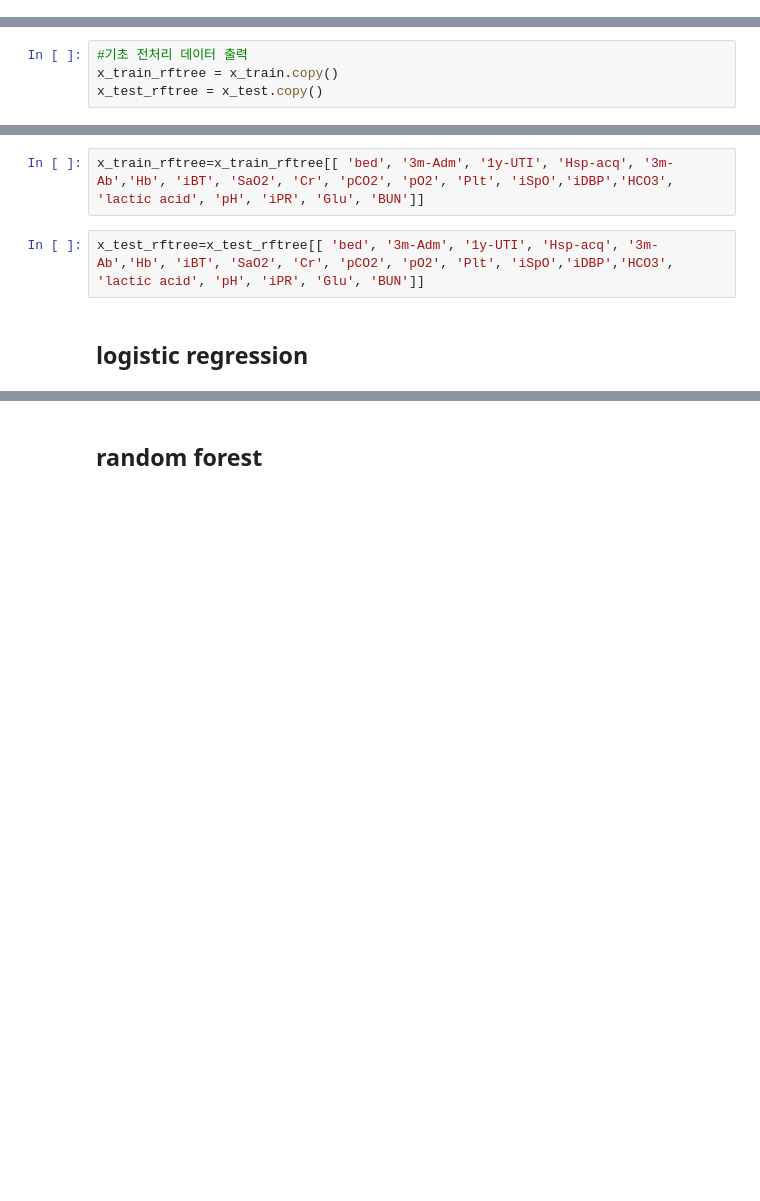
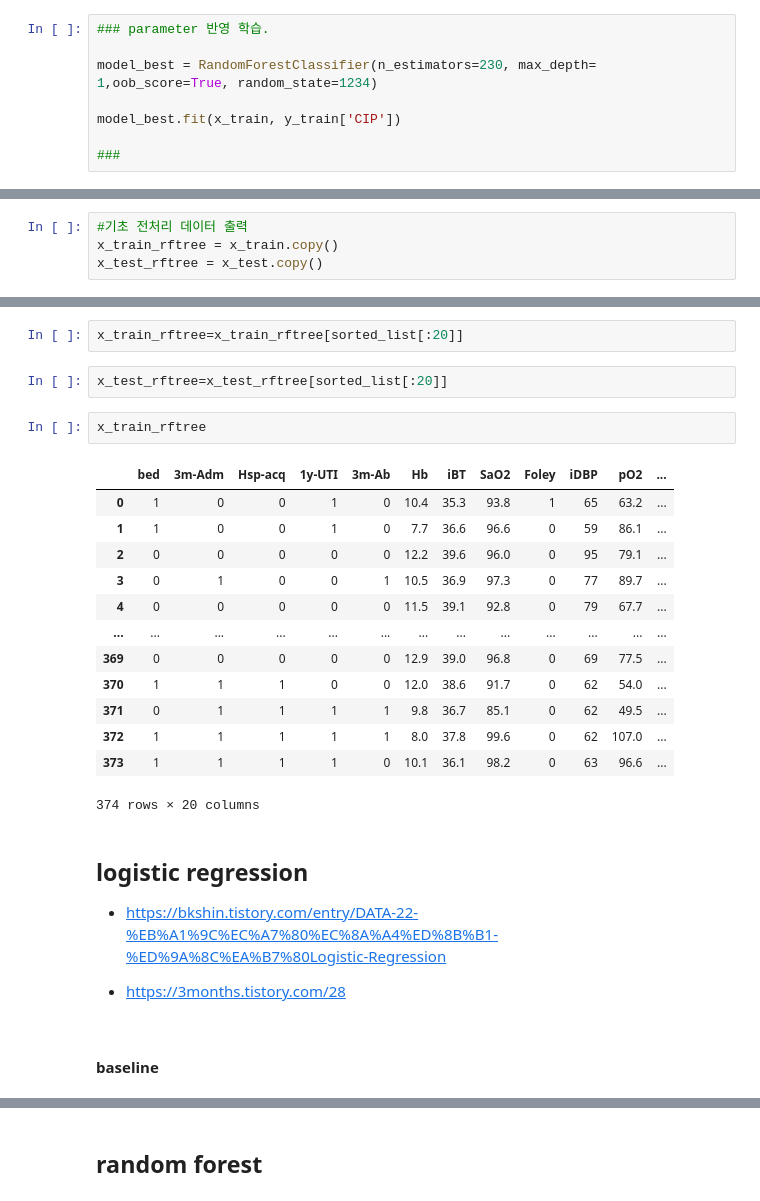
Before and after one commit to bub3690/22-1_multivariate, a Jupyter notebook: final_project/Classification-rftree-pre.ipynb, the cells around one changed output, grey strips where cells are left out. Saved outputs shown, nothing was run; the diff lists cells and outputs as text; blank space fills up the shorter version.

```diff
--- a/final_project/Classification-rftree-pre.ipynb
+++ b/final_project/Classification-rftree-pre.ipynb
@@ -174,0 +184,8 @@ best params :  {'n_estimators': 230, 'max_depth': 1}
+# %%
+### parameter 반영 학습.
+
+model_best = RandomForestClassifier(n_estimators=230, max_depth= 1,oob_score=True, random_state=1234)
+
+model_best.fit(x_train, y_train['CIP'])
+
+###
@@ -302,6 +356,28 @@ x_test_rftree = x_test.copy()
 # %%
-x_train_rftree=x_train_rftree[[ 'bed', '3m-Adm', '1y-UTI', 'Hsp-acq', '3m-Ab','Hb', 'iBT', 'SaO2', 'Cr', 'pCO2', 'pO2', 'Plt', 'iSpO','iDBP','HCO3', 'lactic acid', 'pH', 'iPR', 'Glu', 'BUN']]
+x_train_rftree=x_train_rftree[sorted_list[:20]]
 # %%
-x_test_rftree=x_test_rftree[[ 'bed', '3m-Adm', '1y-UTI', 'Hsp-acq', '3m-Ab','Hb', 'iBT', 'SaO2', 'Cr', 'pCO2', 'pO2', 'Plt', 'iSpO','iDBP','HCO3', 'lactic acid', 'pH', 'iPR', 'Glu', 'BUN']]
+x_test_rftree=x_test_rftree[sorted_list[:20]]
+# %%
+x_train_rftree
+# %% [output]
+|  | bed | 3m-Adm | Hsp-acq | 1y-UTI | 3m-Ab | Hb | iBT | SaO2 | Foley | iDBP | pO2 | ... |
+| 0 | 1 | 0 | 0 | 1 | 0 | 10.4 | 35.3 | 93.8 | 1 | 65 | 63.2 | ... |
+| 1 | 1 | 0 | 0 | 1 | 0 | 7.7 | 36.6 | 96.6 | 0 | 59 | 86.1 | ... |
+| 2 | 0 | 0 | 0 | 0 | 0 | 12.2 | 39.6 | 96.0 | 0 | 95 | 79.1 | ... |
+| 3 | 0 | 1 | 0 | 0 | 1 | 10.5 | 36.9 | 97.3 | 0 | 77 | 89.7 | ... |
+| 4 | 0 | 0 | 0 | 0 | 0 | 11.5 | 39.1 | 92.8 | 0 | 79 | 67.7 | ... |
+| ... | ... | ... | ... | ... | ... | ... | ... | ... | ... | ... | ... | ... |
+| 369 | 0 | 0 | 0 | 0 | 0 | 12.9 | 39.0 | 96.8 | 0 | 69 | 77.5 | ... |
+| 370 | 1 | 1 | 1 | 0 | 0 | 12.0 | 38.6 | 91.7 | 0 | 62 | 54.0 | ... |
+| 371 | 0 | 1 | 1 | 1 | 1 | 9.8 | 36.7 | 85.1 | 0 | 62 | 49.5 | ... |
+| 372 | 1 | 1 | 1 | 1 | 1 | 8.0 | 37.8 | 99.6 | 0 | 62 | 107.0 | ... |
+| 373 | 1 | 1 | 1 | 1 | 0 | 10.1 | 36.1 | 98.2 | 0 | 63 | 96.6 | ... |
+374 rows × 20 columns
 # %% [markdown]
 ## logistic regression
+
+- https://bkshin.tistory.com/entry/DATA-22-%EB%A1%9C%EC%A7%80%EC%8A%A4%ED%8B%B1-%ED%9A%8C%EA%B7%80Logistic-Regression
+
+- https://3months.tistory.com/28
+# %% [markdown]
+#### baseline
```
Also changed, not shown: parts of 47 cells of this notebook, 4 other files.
